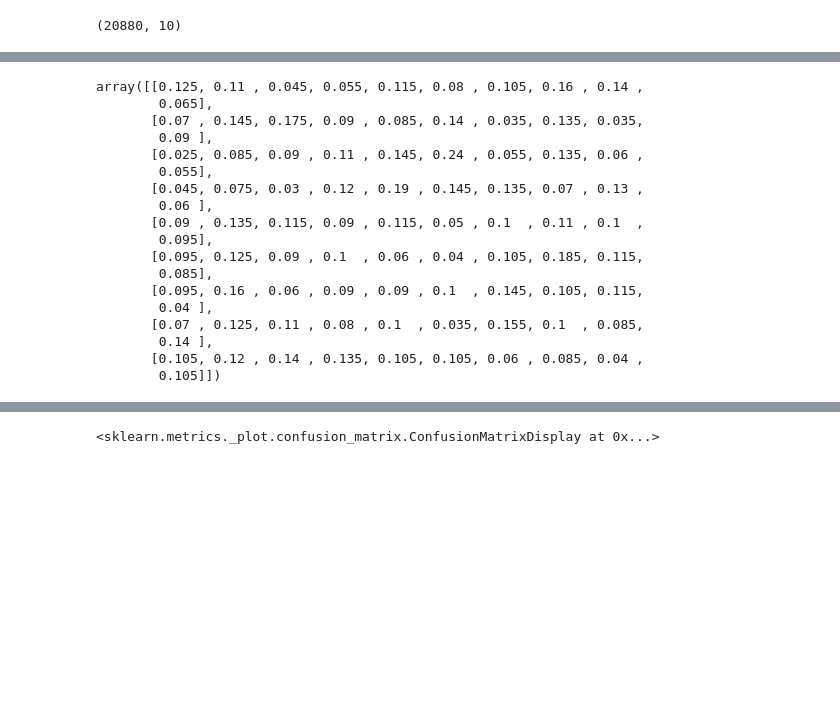
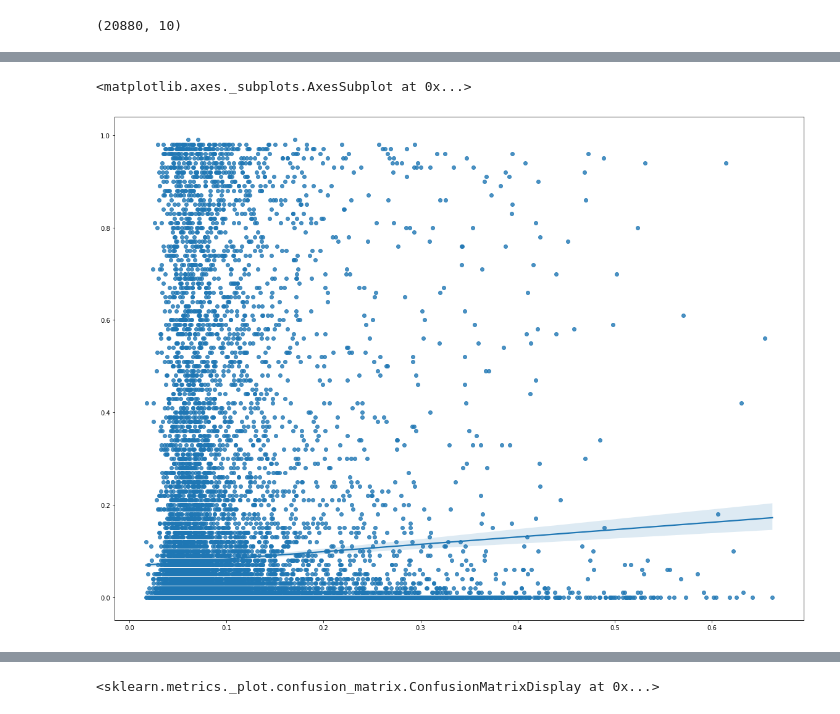
Before and after one commit to chlolv/NLP_Lavest_Chabriel, a Jupyter notebook: Main_notebook.ipynb, the cells around one changed output, grey strips where cells are left out. Cells and saved outputs as stored; diff of their text form; code cells hidden in the pictures; blank space fills up the shorter version.

```diff
--- a/Main_notebook.ipynb
+++ b/Main_notebook.ipynb
@@ -667,24 +664,3 @@ np.shape(predict)
-# %%
-predict[1:10]
-# %% [output]
-array([[0.125, 0.11 , 0.045, 0.055, 0.115, 0.08 , 0.105, 0.16 , 0.14 ,
-        0.065],
-       [0.07 , 0.145, 0.175, 0.09 , 0.085, 0.14 , 0.035, 0.135, 0.035,
-        0.09 ],
-       [0.025, 0.085, 0.09 , 0.11 , 0.145, 0.24 , 0.055, 0.135, 0.06 ,
-        0.055],
-       [0.045, 0.075, 0.03 , 0.12 , 0.19 , 0.145, 0.135, 0.07 , 0.13 ,
-        0.06 ],
-       [0.09 , 0.135, 0.115, 0.09 , 0.115, 0.05 , 0.1  , 0.11 , 0.1  ,
-        0.095],
-       [0.095, 0.125, 0.09 , 0.1  , 0.06 , 0.04 , 0.105, 0.185, 0.115,
-        0.085],
-       [0.095, 0.16 , 0.06 , 0.09 , 0.09 , 0.1  , 0.145, 0.105, 0.115,
-        0.04 ],
-       [0.07 , 0.125, 0.11 , 0.08 , 0.1  , 0.035, 0.155, 0.1  , 0.085,
-        0.14 ],
-       [0.105, 0.12 , 0.14 , 0.135, 0.105, 0.105, 0.06 , 0.085, 0.04 ,
-        0.105]])
 # %%
 # pred_df = dict({'labels' : numeric_stratify_labels, 'true_label' : stratify_labels, 'W2V_RF_pred' : predict, 'BERT_pred' : pred})
 average_pred = (predict[:20880] + pred_test)/2
@@ -692,0 +675,10 @@ argmax_pred = [np.argmax(item) for item in average_pred]
+# %%
+albus_0 = [item[0] for item in predict[:20880]]
+albus_1 = [item[0] for item in pred_test]
+# %%
+import seaborn as sns
+sns.regplot(x=albus_0,
+            y=albus_1)
+# %% [output]
+<matplotlib.axes._subplots.AxesSubplot at 0x...>
+[figure, added]
```
Also changed, not shown: parts of 13 cells of this notebook.
